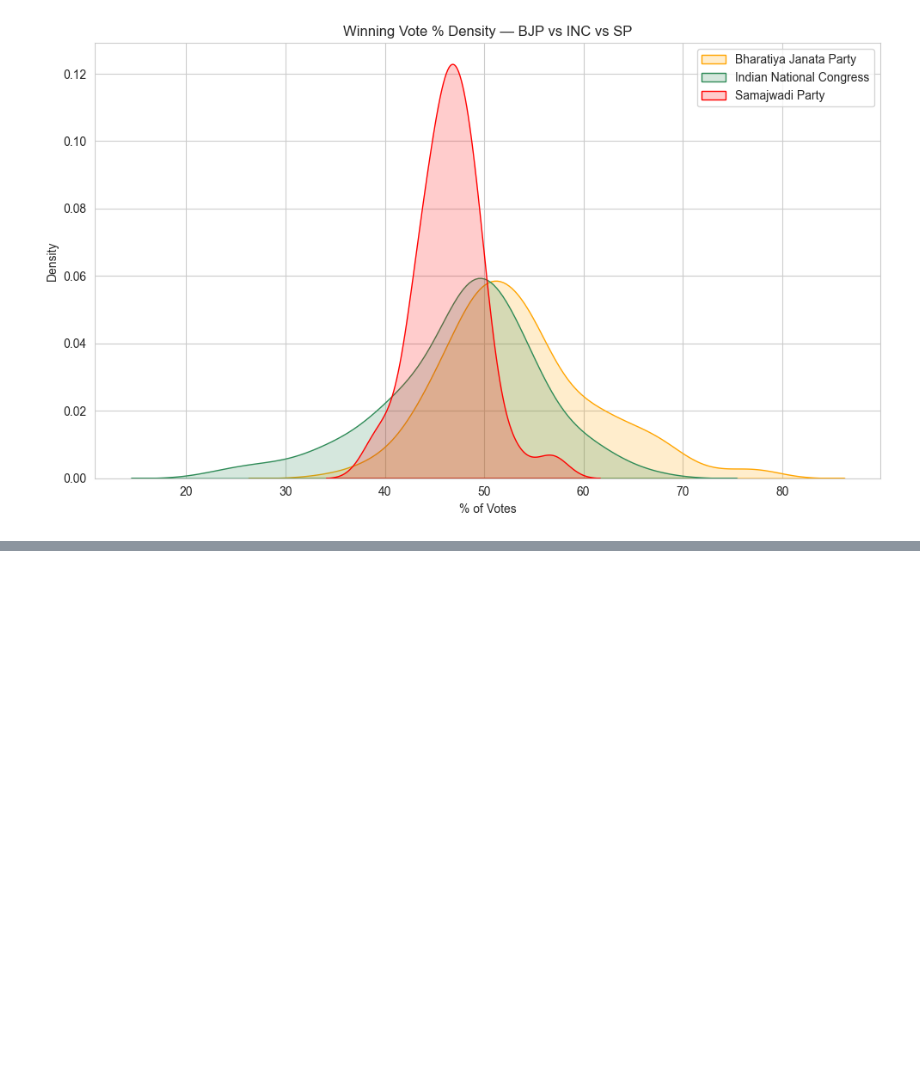
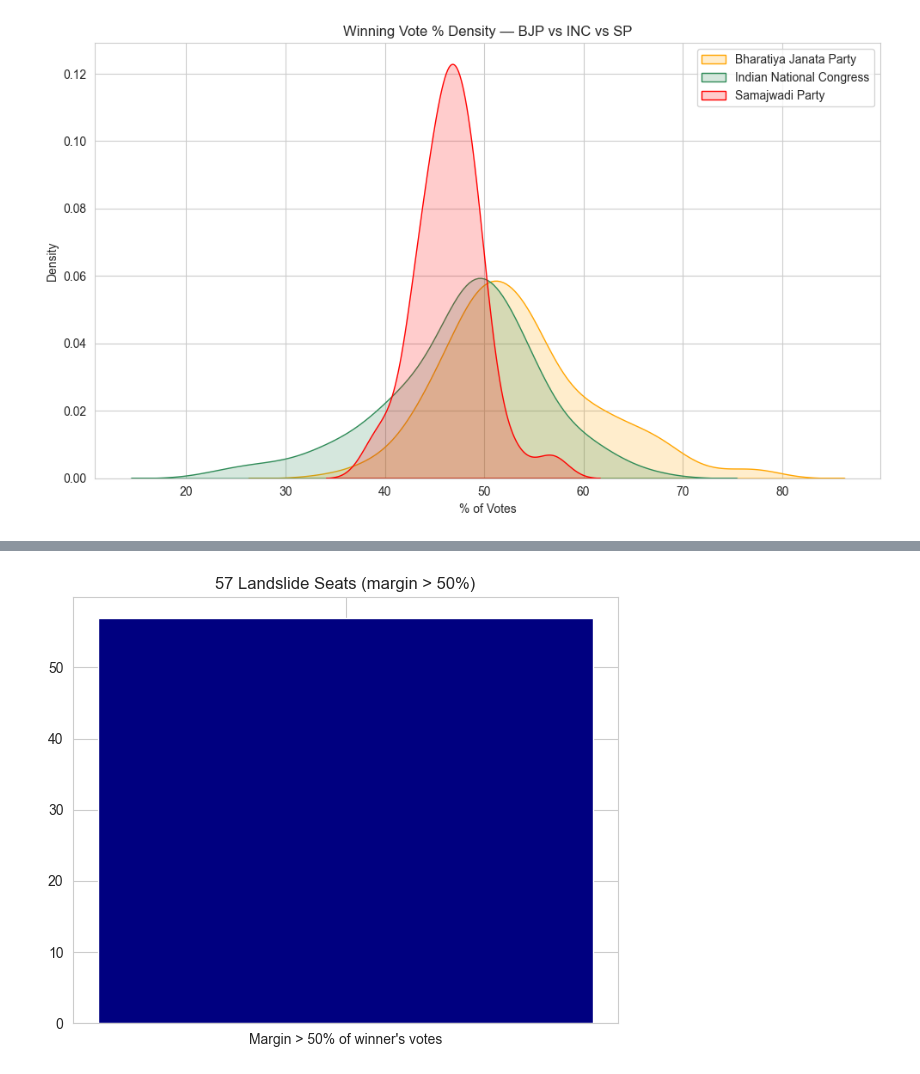
Before and after one commit to geershatisaxena/Election, a Jupyter notebook: res.ipynb, the cells around one changed output, grey strips where cells are left out. Cells and saved outputs as stored; diff of their text form; code cells hidden in the pictures; blank space fills up the shorter version.

```diff
--- a/res.ipynb
+++ b/res.ipynb
@@ -1521,0 +1530,8 @@ plt.tight_layout()
+# %%
+landslides = merged[merged["Relative_margin_pct"] > 50]
+plt.figure(figsize=(6, 5))
+plt.bar(["Margin > 50% of winner's votes"], [len(landslides)], color="navy")
+plt.title(f"{len(landslides)} Landslide Seats (margin > 50%)")
+plt.tight_layout()
+# %% [output]
+[figure, added]
```
Also changed, not shown: parts of 2 cells of this notebook.
